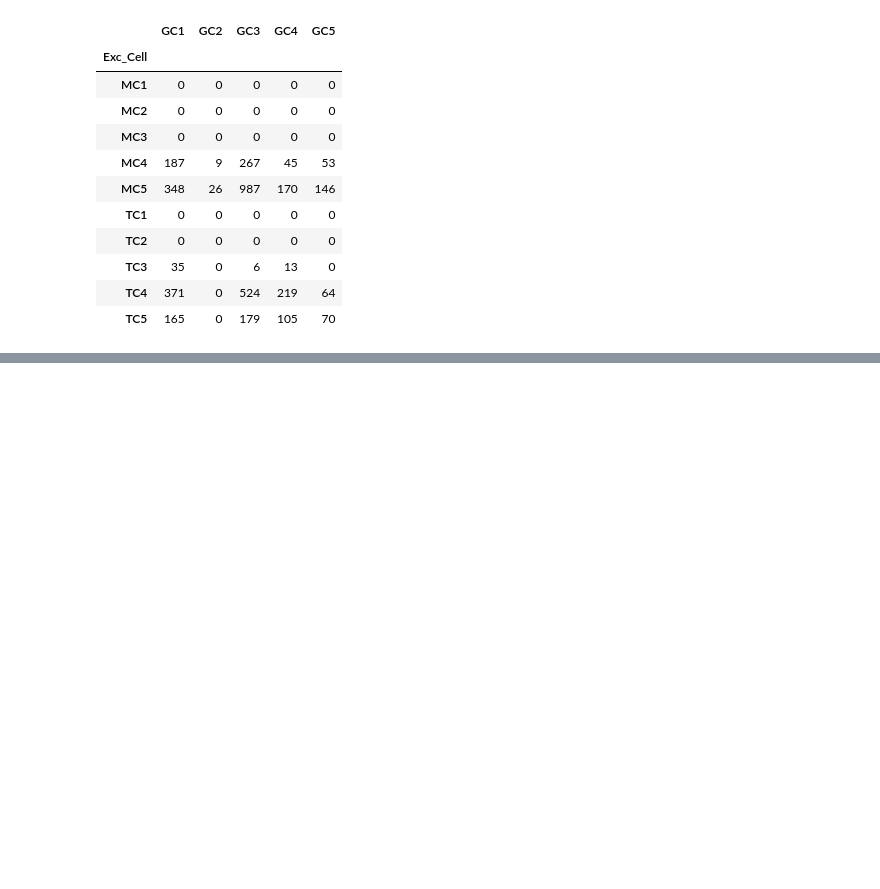
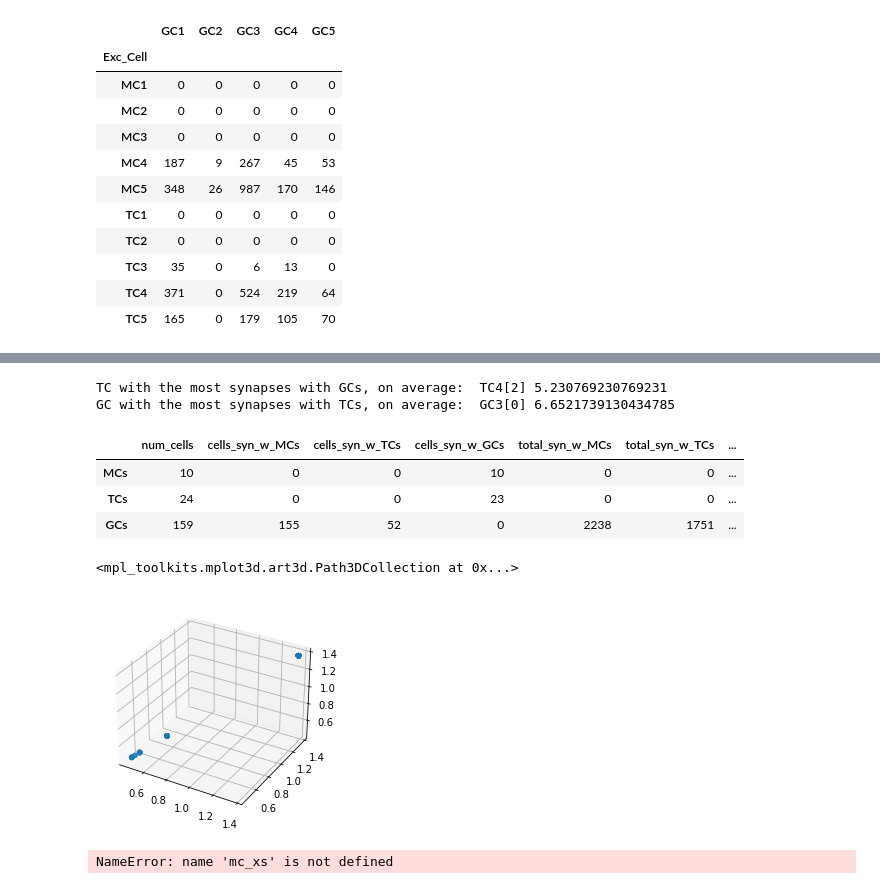
Before and after one commit to ellismith/OlfactoryBulb, a Jupyter notebook: notebooks/parse_synapses.ipynb, the cells around one changed output, grey strips where cells are left out. Drawn from its saved outputs; the diff is of its cells as text; code cells hidden in the pictures; blank space fills up the shorter version.

```diff
--- a/notebooks/parse_synapses.ipynb
+++ b/notebooks/parse_synapses.ipynb
@@ -352,0 +441,6 @@ max(dest_cell_ids)
+# %%
+print('TC with the most synapses with GCs, on average: ', tc_syn_df_avg['Row_Avg'].idxmax(), tc_syn_df_avg['Row_Avg'].max())
+print('GC with the most synapses with TCs, on average: ', tc_syn_df_avg.idxmax(axis=1)['Column_Avg'], tc_syn_df_avg.max(axis=1)['Column_Avg'])
+# %% [output]
+TC with the most synapses with GCs, on average:  TC4[2] 5.230769230769231
+GC with the most synapses with TCs, on average:  GC3[0] 6.6521739130434785
@@ -352,0 +451,71 @@ max(dest_cell_ids)
+# %%
+def get_cell_info(file_name):
+    slices_dir = os.path.join('/home/ellismith/OlfactoryBulb/olfactorybulb/slices')
+
+    radii = []
+    children = []
+    names = []
+
+    # import file into a dictionary
+    with open(f'{slices_dir}/DorsalColumnSlice/{file_name}.json','r') as f:
+        cells = json.load(f)
+
+    for root in cells['roots']:
+        radii_cell = root['radii']
+        radii.append(radii_cell)
+        children_cell = root['children']
+        children.append(children_cell)
+        name = root['name'].split('.')[0]
+        names.append(name)
+
+    return radii, children, names
+# %%
+cell_types = ['MCs', 'TCs', 'GCs']
+
+mc_radii, mc_children, mc_names = get_cell_info('MCs')
+tc_radii, tc_children, tc_names = get_cell_info('TCs')
+gc_radii, gc_children, gc_names = get_cell_info('GCs')
+
+# initialize cell info DataFrame
+cols = 'num_cells', 'cells_syn_w_MCs', 'cells_syn_w_TCs', 'cells_syn_w_GCs', 'total_syn_w_MCs', 'total_syn_w_TCs', 'total_syn_w_GCs'
+cell_df = pd.DataFrame(0, columns = cols, index = cell_types)
+# %%
+cell_df.loc['MCs']['num_cells'] = len(mc_radii)
+cell_df.loc['TCs']['num_cells'] = len(tc_radii)
+cell_df.loc['GCs']['num_cells'] = len(gc_radii)
+assert(len(gc_radii)==len(gcs_total))  # check that the gcs that form synapses are the same gcs from GCs.json
+
+cell_df.loc['MCs']['cells_syn_w_GCs'] = len(mcs_conn_to_gcs)
+cell_df.loc['GCs']['cells_syn_w_MCs'] = len(gcs_conn_to_mcs)
+cell_df.loc['TCs']['cells_syn_w_GCs'] = len(tcs_conn_to_gcs)
+cell_df.loc['GCs']['cells_syn_w_TCs'] = len(gcs_conn_to_tcs)
+
+cell_df.loc['MCs']['total_syn_w_GCs'] = len(mc_to_gc_syns)
+cell_df.loc['GCs']['total_syn_w_MCs'] = len(gc_to_mc_syns)
+cell_df.loc['TCs']['total_syn_w_GCs'] = len(tc_to_gc_syns)
+cell_df.loc['GCs']['total_syn_w_TCs'] = len(gc_to_tc_syns)
+
+cell_df
+# %% [output]
+|  | num_cells | cells_syn_w_MCs | cells_syn_w_TCs | cells_syn_w_GCs | total_syn_w_MCs | total_syn_w_TCs | ... |
+| MCs | 10 | 0 | 0 | 10 | 0 | 0 | ... |
+| TCs | 24 | 0 | 0 | 23 | 0 | 0 | ... |
+| GCs | 159 | 155 | 52 | 0 | 2238 | 1751 | ... |
+# %%
+xs = []
+ys = []
+zs = []
+for i in range(len(gc_radii)):
+    xs.append(gc_radii[i][0])
+    ys.append(gc_radii[i][1])
+    zs.append(gc_radii[i][2])
+# %%
+ax = plt.axes(projection='3d')
+ax.scatter(xs, ys, zs)
+# %% [output]
+<mpl_toolkits.mplot3d.art3d.Path3DCollection at 0x...>
+[figure, added]
+# %%
+mc_xs
+# %% [output]
+NameError: name 'mc_xs' is not defined
```
Also changed, not shown: parts of 26 cells of this notebook.
